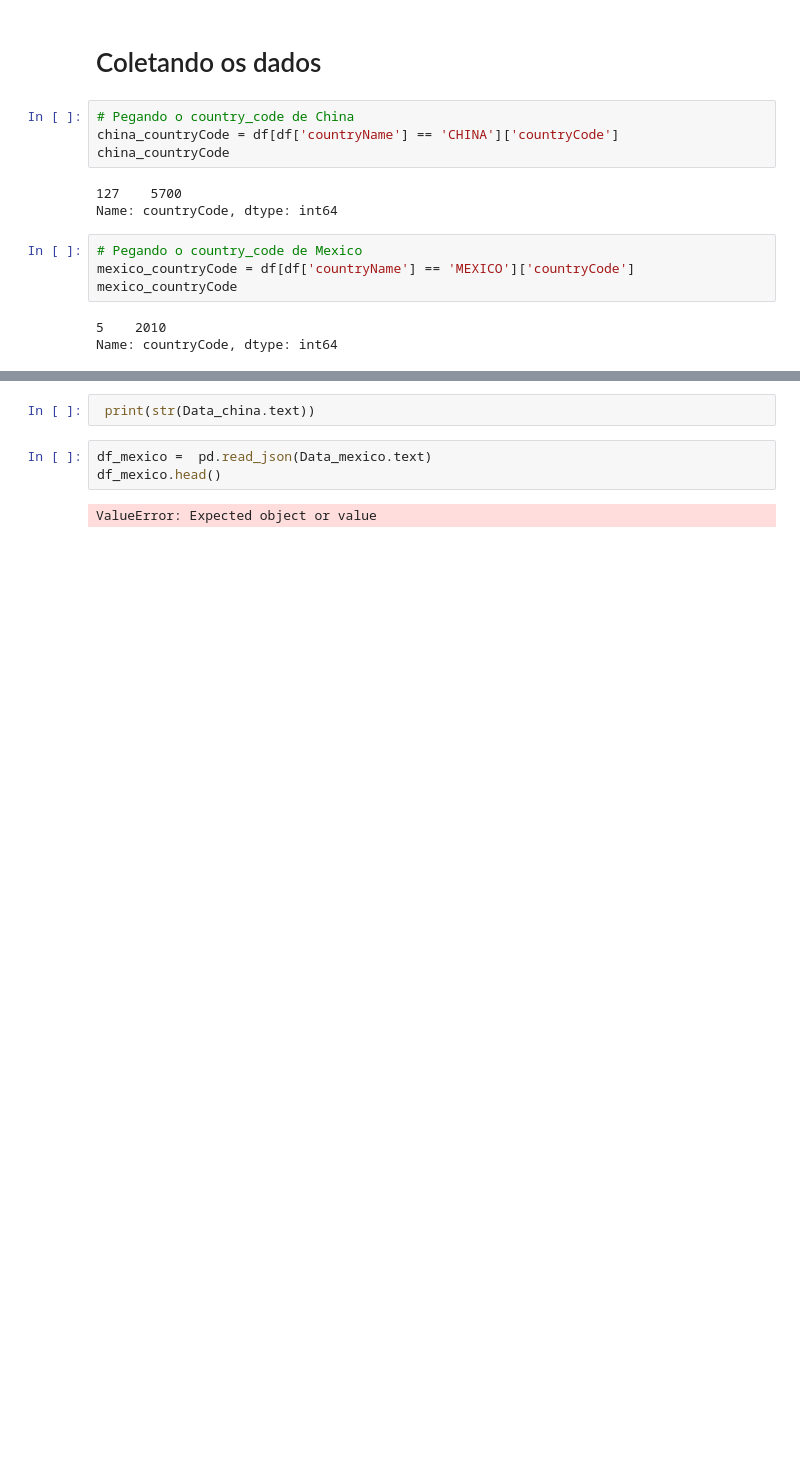
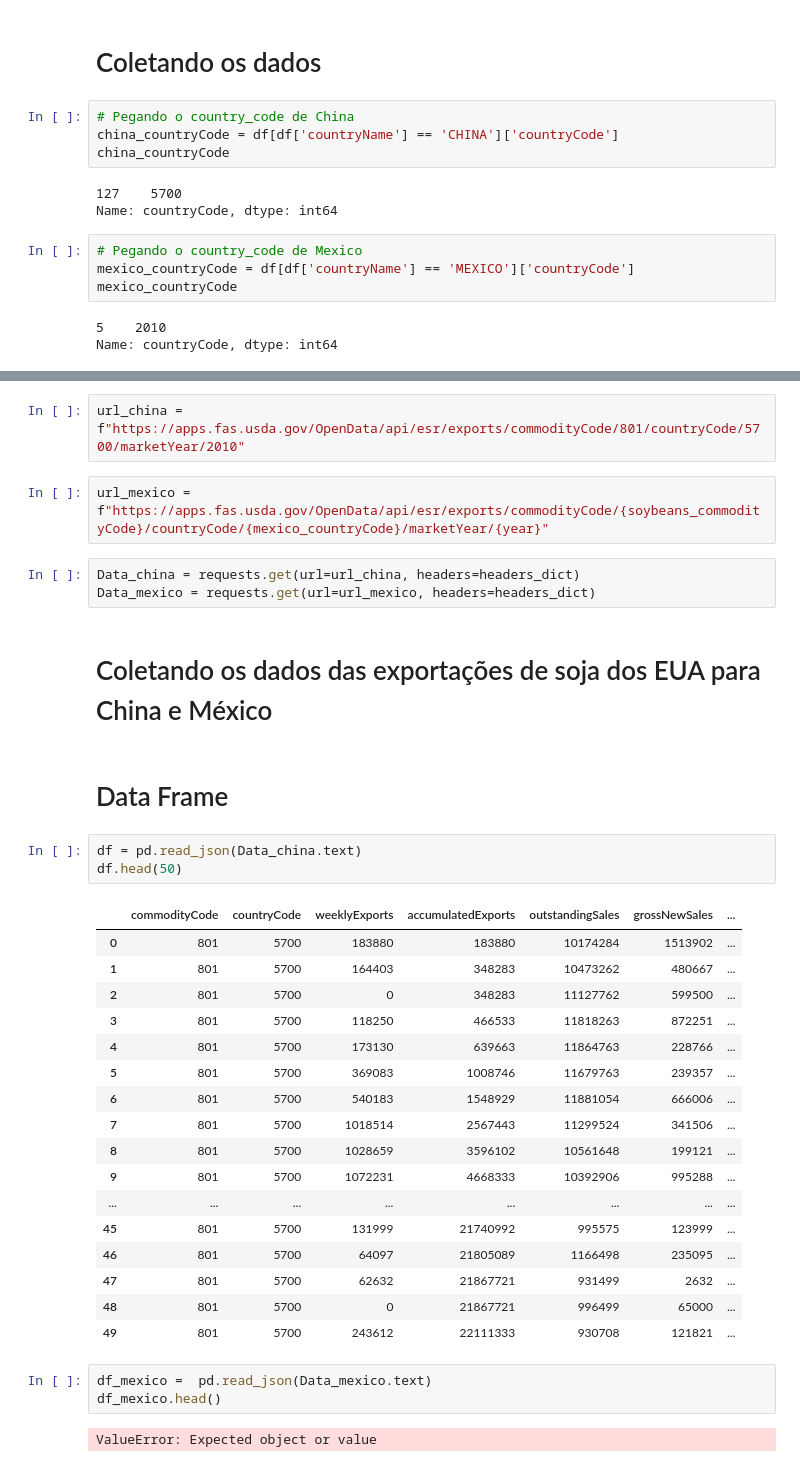
Before and after one commit to thiagogsdsa/desafio_veeries, a Jupyter notebook: Webscraping-checkpoint.ipynb, the cells around one changed output, grey strips where cells are left out. Saved outputs shown, nothing was run; the diff lists cells and outputs as text; blank space fills up the shorter version.

```diff
--- a/Webscraping-checkpoint.ipynb
+++ b/Webscraping-checkpoint.ipynb
@@ -112,5 +148,35 @@ Data_mexico = requests.get(url=url_mexico, headers=headers_dict)
+# %%
+url_china = f"https://apps.fas.usda.gov/OpenData/api/esr/exports/commodityCode/801/countryCode/5700/marketYear/2010"
+# %%
+url_mexico = f"https://apps.fas.usda.gov/OpenData/api/esr/exports/commodityCode/{soybeans_commodityCode}/countryCode/{mexico_countryCode}/marketYear/{year}"
+# %%
+Data_china = requests.get(url=url_china, headers=headers_dict)
+Data_mexico = requests.get(url=url_mexico, headers=headers_dict)
+# %% [markdown]
+# Coletando os dados das exportações de soja dos EUA para China e México
+# %% [markdown]
+# Data Frame
 # %%
- print(str(Data_china.text))
+df = pd.read_json(Data_china.text)
+df.head(50)
+# %% [output]
+|  | commodityCode | countryCode | weeklyExports | accumulatedExports | outstandingSales | grossNewSales | ... |
+| 0 | 801 | 5700 | 183880 | 183880 | 10174284 | 1513902 | ... |
+| 1 | 801 | 5700 | 164403 | 348283 | 10473262 | 480667 | ... |
+| 2 | 801 | 5700 | 0 | 348283 | 11127762 | 599500 | ... |
+| 3 | 801 | 5700 | 118250 | 466533 | 11818263 | 872251 | ... |
+| 4 | 801 | 5700 | 173130 | 639663 | 11864763 | 228766 | ... |
+| 5 | 801 | 5700 | 369083 | 1008746 | 11679763 | 239357 | ... |
+| 6 | 801 | 5700 | 540183 | 1548929 | 11881054 | 666006 | ... |
+| 7 | 801 | 5700 | 1018514 | 2567443 | 11299524 | 341506 | ... |
+| 8 | 801 | 5700 | 1028659 | 3596102 | 10561648 | 199121 | ... |
+| 9 | 801 | 5700 | 1072231 | 4668333 | 10392906 | 995288 | ... |
+| ... | ... | ... | ... | ... | ... | ... | ... |
+| 45 | 801 | 5700 | 131999 | 21740992 | 995575 | 123999 | ... |
+| 46 | 801 | 5700 | 64097 | 21805089 | 1166498 | 235095 | ... |
+| 47 | 801 | 5700 | 62632 | 21867721 | 931499 | 2632 | ... |
+| 48 | 801 | 5700 | 0 | 21867721 | 996499 | 65000 | ... |
+| 49 | 801 | 5700 | 243612 | 22111333 | 930708 | 121821 | ... |
 # %%
 df_mexico =  pd.read_json(Data_mexico.text)
 df_mexico.head()
```
Also changed, not shown: parts of 21 cells of this notebook.
